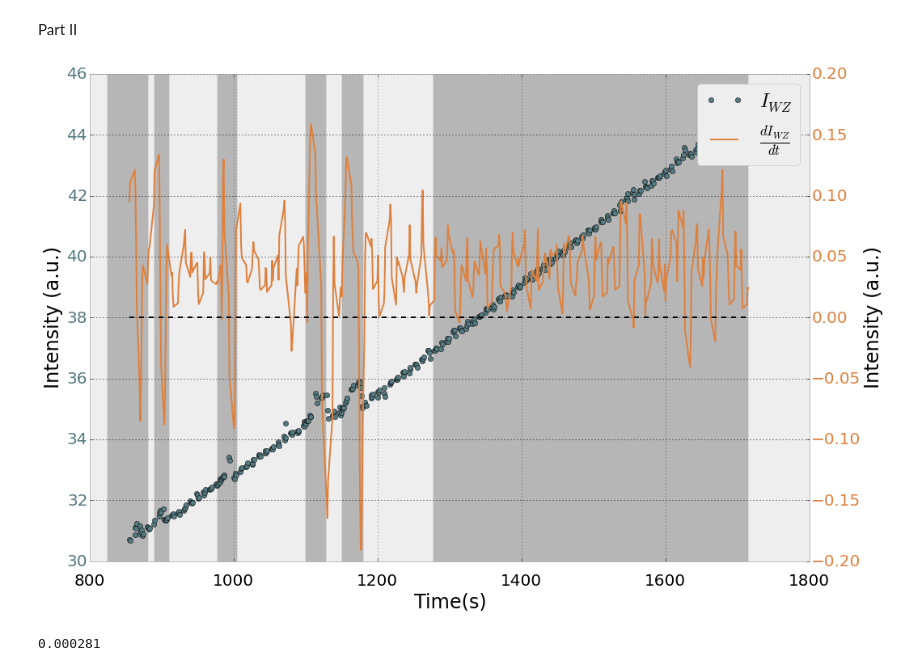
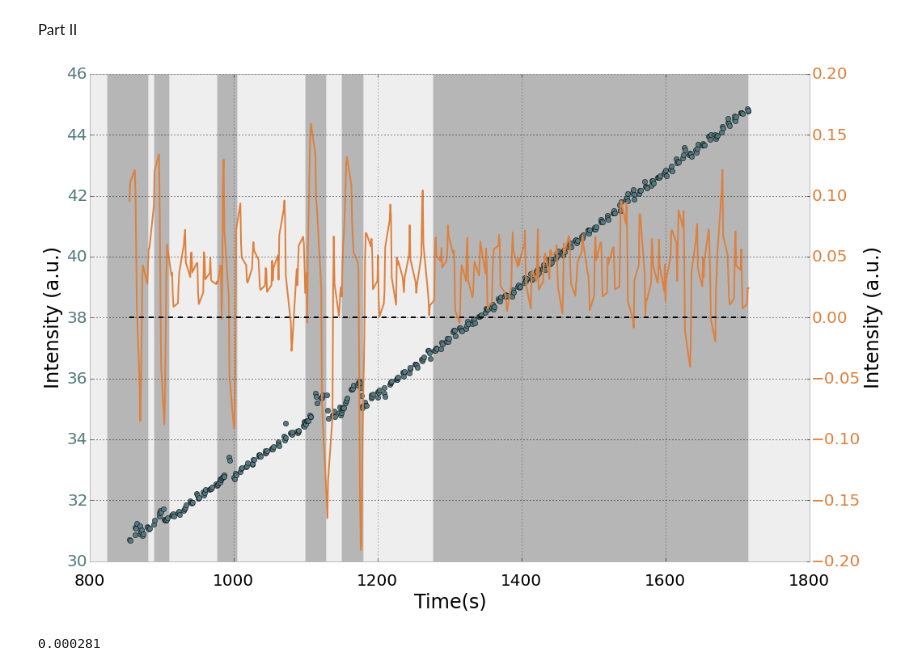
Before and after one commit to giulioungaretti/SPring8, a Jupyter notebook: 0799-Time3.ipynb, the cells around one changed output. Drawn from its saved outputs; the diff is of its cells as text; code cells hidden in the pictures.

```diff
--- a/0799-Time3.ipynb
+++ b/0799-Time3.ipynb
@@ -438,31 +422,31 @@ Part II
 # %%
 fig, ax = subplots(figsize=(15,10))
 ax2 = ax.twinx()
 
 
 ax.plot(dataII.Time, dataII.Int_WZ,'o',label= '$I_{WZ}$', c='#547980')
 ax2.plot(dataII.Time, savitzky_golay(dataII.Int_WZ,11,4,1),label = r'$\frac{dI_{WZ}}{dt}$', c='#DE813E')
 
 
 ax.tick_params(axis='x', pad=15)
 ax.set_xlabel('Time(s)')
 ax.set_ylabel('Intensity (a.u.)')
 ax2.set_ylabel('Intensity (a.u.)')
 
 # ax.set_xticks(xrange(300,900,50),minor=True)
 ax.grid(True, which='both')
 
 # ax2 propr
 
-update_legend(fig)
+# update_legend(fig)
 #global prop
 ax2.plot(dataII.Time, zeros(len(dataII)),'k--')
 
 shade(on_off2,ax, lim = 300)
 color_ticks(fig)
 tight_layout()
 # %% [output]
-[figure, old version]
+[figure, new version]
 # %%
 dataII.NIG[dataII.NIG != 1][-1]
 # %% [output]
```
Also changed, not shown: parts of 2 cells of this notebook, 9 other files.
